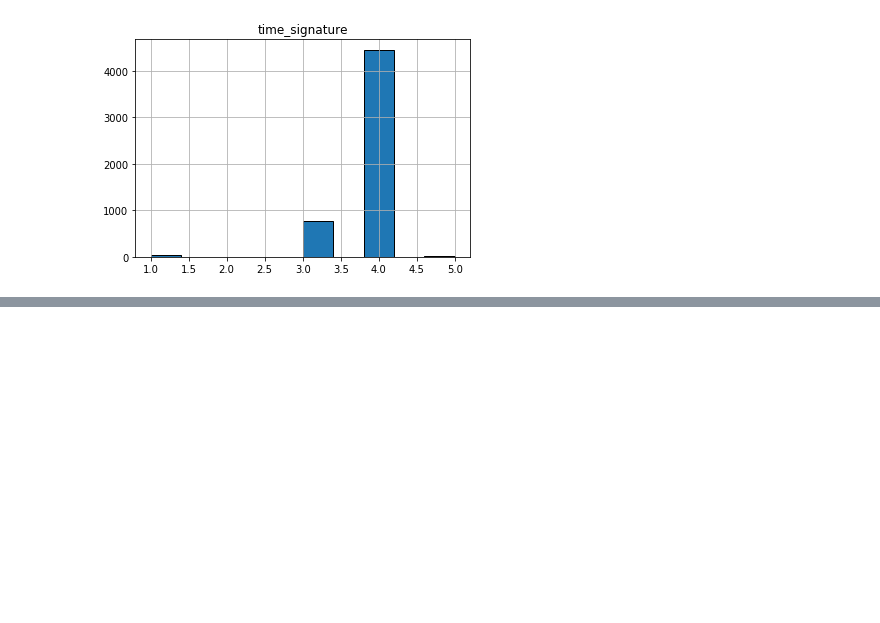
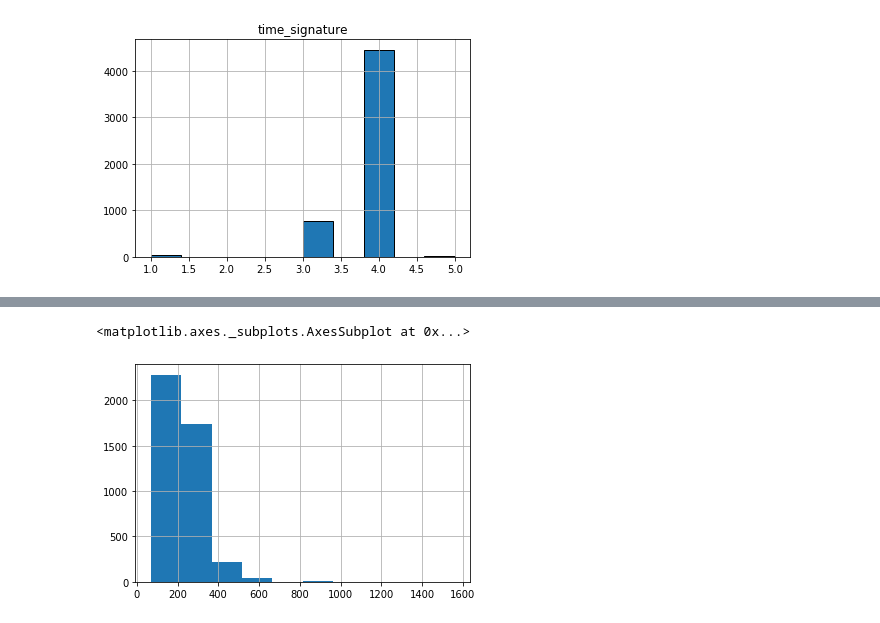
Before and after one commit to JKocher13/DataEngineering.Labs.AirflowProject, a Jupyter notebook: Python_Notebook_for_Airflow_Project.ipynb, the cells around one changed output, grey strips where cells are left out. Drawn from its saved outputs; the diff is of its cells as text; code cells hidden in the pictures; blank space fills up the shorter version.

```diff
--- a/Python_Notebook_for_Airflow_Project.ipynb
+++ b/Python_Notebook_for_Airflow_Project.ipynb
@@ -504,0 +535,6 @@ top1960_df.corr()
+# %%
+top1970_df_seconds = top1970_df['spotify_track_duration_ms']*0.001
+top1970_df_seconds.hist()
+# %% [output]
+<matplotlib.axes._subplots.AxesSubplot at 0x...>
+[figure, added]
```
Also changed, not shown: parts of 25 cells of this notebook, 1 other file.
